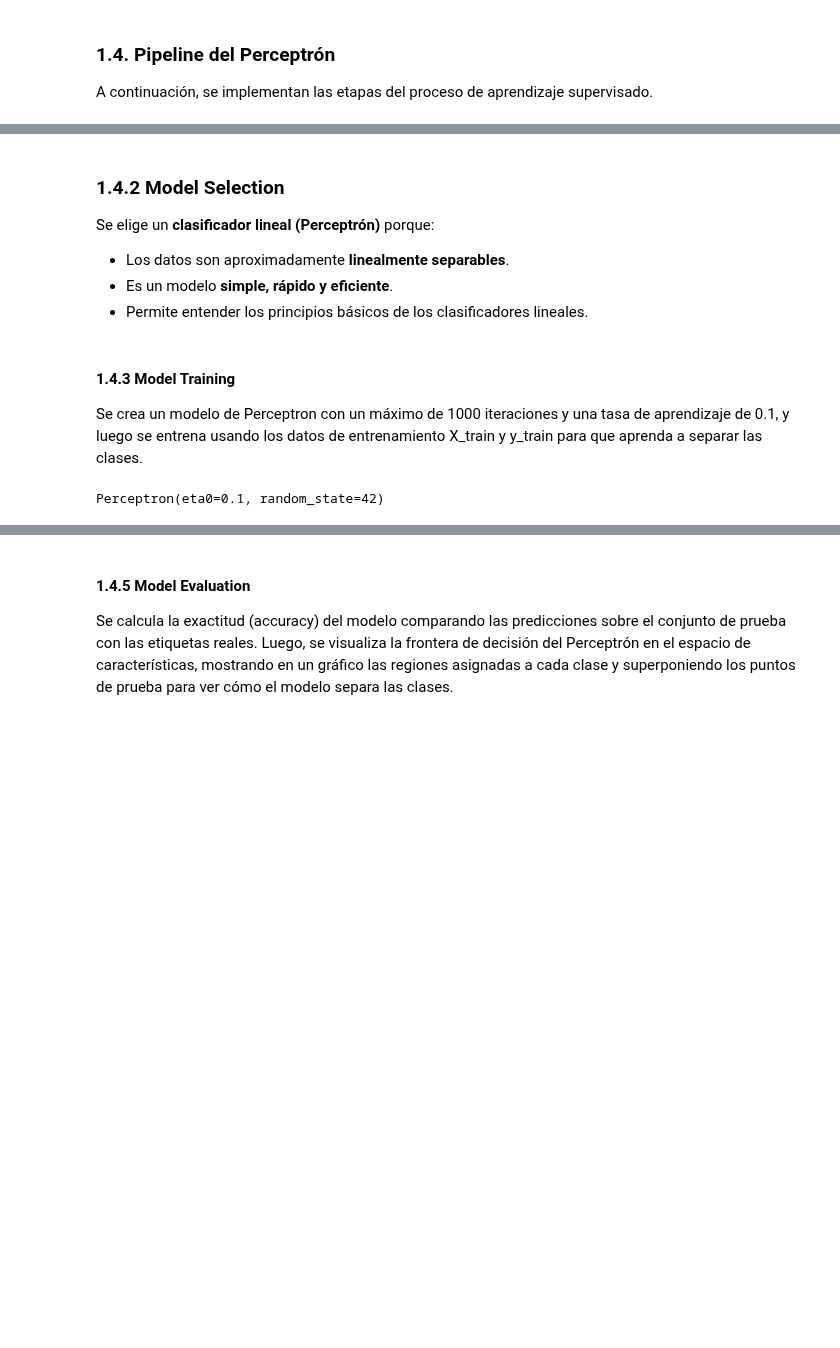
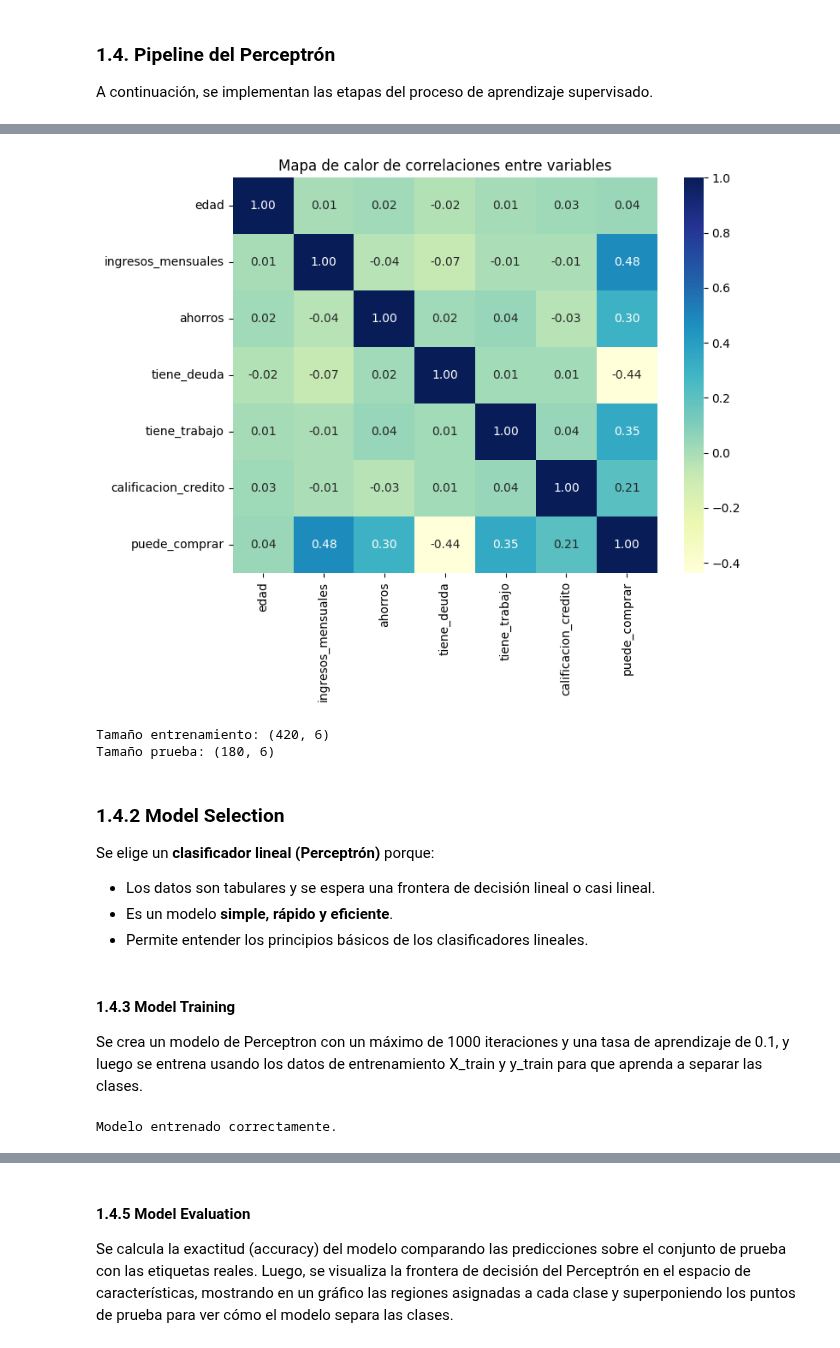
Before and after one commit to TheEvilWin/Clasificacion-Inteligente-de-Datos, a Jupyter notebook: Hands-on 1/Hands_on_1_Percepton_Notebook_(Tutorial)_Kevin_Ramses_Ramirez_Gomez.ipynb, the cells around one changed output, grey strips where cells are left out. Drawn from its saved outputs; the diff is of its cells as text; code cells hidden in the pictures; blank space fills up the shorter version.

Commit message:
Fix: Use new dataset

```diff
--- a/Hands-on 1/Hands_on_1_Percepton_Notebook_(Tutorial)_Kevin_Ramses_Ramirez_Gomez.ipynb
+++ b/Hands-on 1/Hands_on_1_Percepton_Notebook_(Tutorial)_Kevin_Ramses_Ramirez_Gomez.ipynb
@@ -97,0 +83,14 @@ plt.show()
+# %%
+data = pd.read_csv("compras_personas.csv")
+
+# Mostrar primeras filas
+data.head()
+
+# Información general
+print("Tamaño del dataset:", data.shape)
+print("\nResumen estadístico:")
+print(data.describe())
+
+# Verificar valores faltantes
+print("\nValores nulos por columna:")
+print(data.isnull().sum())
@@ -98,9 +115,34 @@ plt.show()
+# %%
+# Seleccionar variables independientes (X) y objetivo (y)
+X = data[["edad", "ingresos_mensuales", "ahorros", "tiene_deuda", "tiene_trabajo", "calificacion_credito"]]
+y = data["puede_comprar"]
+
+# Visualizar correlaciones entre variables numéricas
+plt.figure(figsize=(8,6))
+sns.heatmap(data.corr(), annot=True, cmap="YlGnBu", fmt=".2f")
+plt.title("Mapa de calor de correlaciones entre variables")
+plt.show()
+
+
+# Escalar los datos
+scaler = StandardScaler()
+X_scaled = scaler.fit_transform(X)
+
+# Dividir en entrenamiento y prueba
+X_train, X_test, y_train, y_test = train_test_split(X_scaled, y, test_size=0.3, random_state=42)
+
+print("Tamaño entrenamiento:", X_train.shape)
+print("Tamaño prueba:", X_test.shape)
+# %% [output]
+[figure, added]
+Tamaño entrenamiento: (420, 6)
+Tamaño prueba: (180, 6)
 # %% [markdown]
 ### 1.4.2 Model Selection
 
 Se elige un **clasificador lineal (Perceptrón)** porque:
 
-- Los datos son aproximadamente **linealmente separables**.
+- Los datos son tabulares y se espera una frontera de decisión lineal o casi lineal.
 - Es un modelo **simple, rápido y eficiente**.
 - Permite entender los principios básicos de los clasificadores lineales.
 # %% [markdown]
@@ -111,8 +153,10 @@ Se crea un modelo de Perceptron con un máximo de 1000 iteraciones y una tasa de
 # Crear y entrenar el modelo Perceptron
 model = Perceptron(max_iter=1000, eta0=0.1, random_state=42)
 model.fit(X_train, y_train)
+
+print("Modelo entrenado correctamente.")
 # %% [output]
-Perceptron(eta0=0.1, random_state=42)
+Modelo entrenado correctamente.
 # %% [markdown]
 #### 1.4.4 Prediction
 
```
Also changed, not shown: parts of 11 cells of this notebook, 2 other files.
